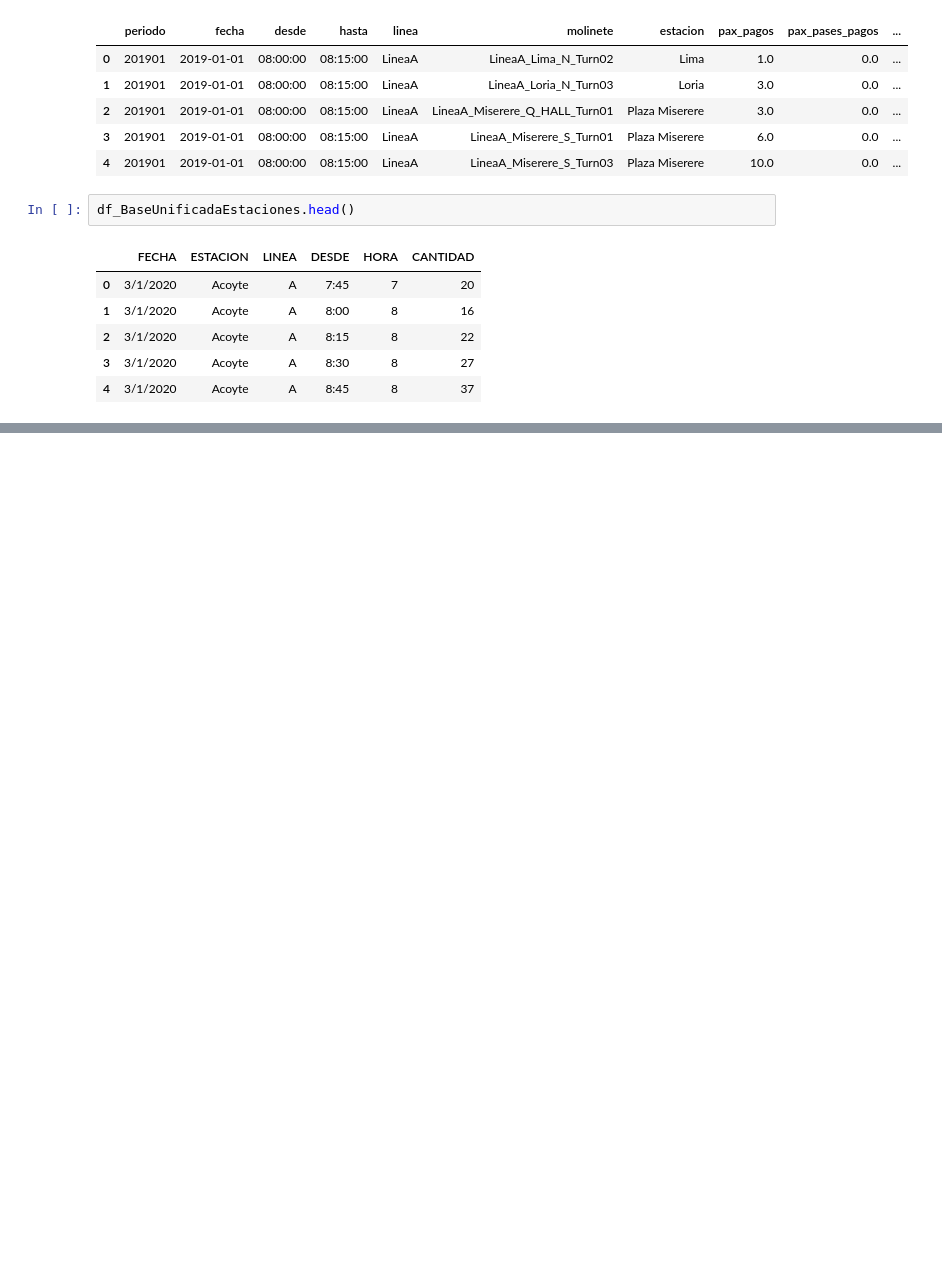
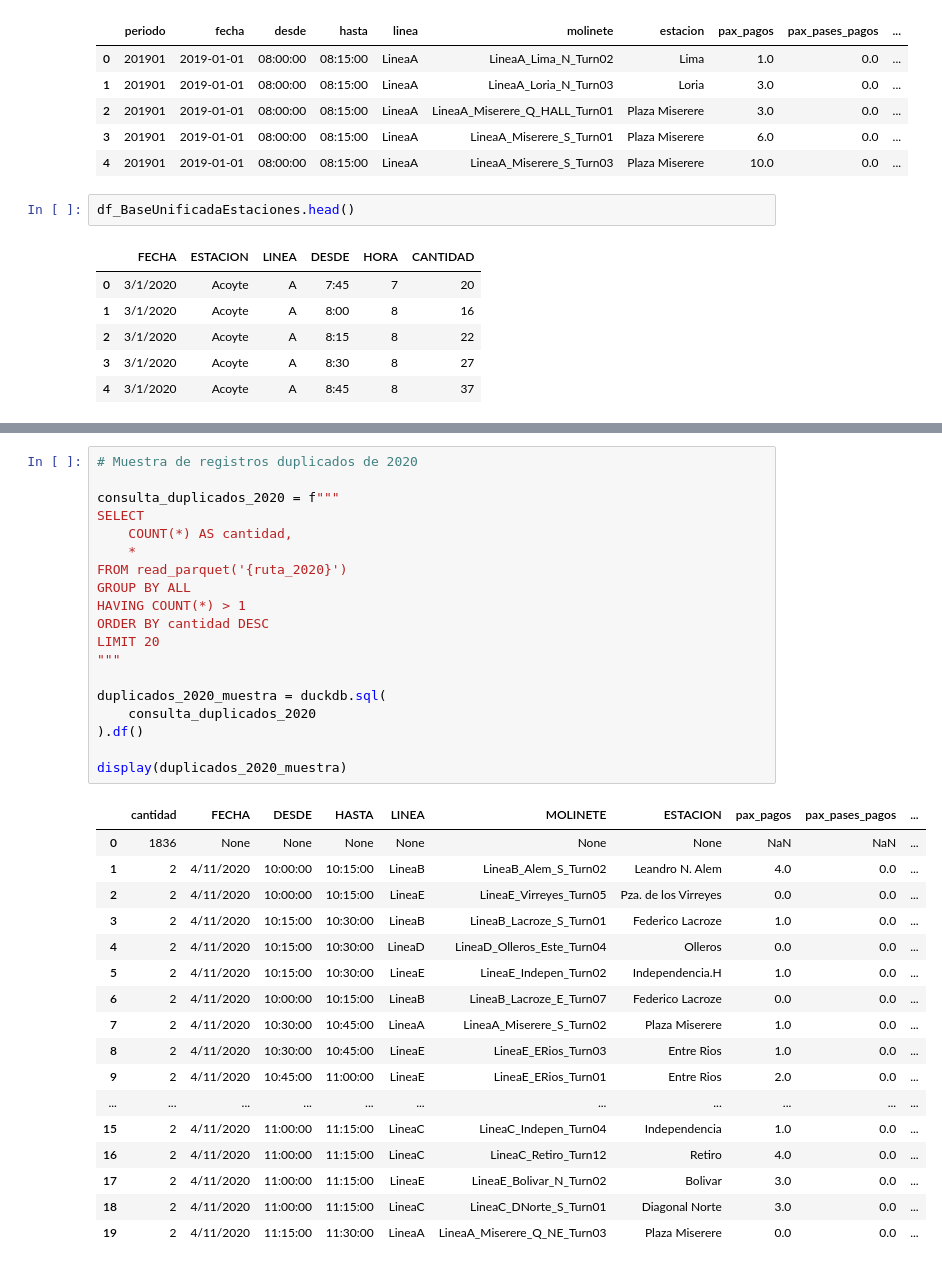
Before and after one commit to ChronosXV/Metodologia_grupo2, a Jupyter notebook: Metodologia_1_Grupo_2.ipynb, the cells around one changed output, grey strips where cells are left out. Saved outputs shown, nothing was run; the diff lists cells and outputs as text; blank space fills up the shorter version.

```diff
--- a/Metodologia_1_Grupo_2.ipynb
+++ b/Metodologia_1_Grupo_2.ipynb
@@ -186,0 +1147,37 @@ df_BaseUnificadaEstaciones.head()
+# %%
+# Muestra de registros duplicados de 2020
+
+consulta_duplicados_2020 = f"""
+SELECT
+    COUNT(*) AS cantidad,
+    *
+FROM read_parquet('{ruta_2020}')
+GROUP BY ALL
+HAVING COUNT(*) > 1
+ORDER BY cantidad DESC
+LIMIT 20
+"""
+
+duplicados_2020_muestra = duckdb.sql(
+    consulta_duplicados_2020
+).df()
+
+display(duplicados_2020_muestra)
+# %% [output]
+|  | cantidad | FECHA | DESDE | HASTA | LINEA | MOLINETE | ESTACION | pax_pagos | pax_pases_pagos | ... |
+| 0 | 1836 | None | None | None | None | None | None | NaN | NaN | ... |
+| 1 | 2 | 4/11/2020 | 10:00:00 | 10:15:00 | LineaB | LineaB_Alem_S_Turn02 | Leandro N. Alem | 4.0 | 0.0 | ... |
+| 2 | 2 | 4/11/2020 | 10:00:00 | 10:15:00 | LineaE | LineaE_Virreyes_Turn05 | Pza. de los Virreyes | 0.0 | 0.0 | ... |
+| 3 | 2 | 4/11/2020 | 10:15:00 | 10:30:00 | LineaB | LineaB_Lacroze_S_Turn01 | Federico Lacroze | 1.0 | 0.0 | ... |
+| 4 | 2 | 4/11/2020 | 10:15:00 | 10:30:00 | LineaD | LineaD_Olleros_Este_Turn04 | Olleros | 0.0 | 0.0 | ... |
+| 5 | 2 | 4/11/2020 | 10:15:00 | 10:30:00 | LineaE | LineaE_Indepen_Turn02 | Independencia.H | 1.0 | 0.0 | ... |
+| 6 | 2 | 4/11/2020 | 10:00:00 | 10:15:00 | LineaB | LineaB_Lacroze_E_Turn07 | Federico Lacroze | 0.0 | 0.0 | ... |
+| 7 | 2 | 4/11/2020 | 10:30:00 | 10:45:00 | LineaA | LineaA_Miserere_S_Turn02 | Plaza Miserere | 1.0 | 0.0 | ... |
+| 8 | 2 | 4/11/2020 | 10:30:00 | 10:45:00 | LineaE | LineaE_ERios_Turn03 | Entre Rios | 1.0 | 0.0 | ... |
+| 9 | 2 | 4/11/2020 | 10:45:00 | 11:00:00 | LineaE | LineaE_ERios_Turn01 | Entre Rios | 2.0 | 0.0 | ... |
+| ... | ... | ... | ... | ... | ... | ... | ... | ... | ... | ... |
+| 15 | 2 | 4/11/2020 | 11:00:00 | 11:15:00 | LineaC | LineaC_Indepen_Turn04 | Independencia | 1.0 | 0.0 | ... |
+| 16 | 2 | 4/11/2020 | 11:00:00 | 11:15:00 | LineaC | LineaC_Retiro_Turn12 | Retiro | 4.0 | 0.0 | ... |
+| 17 | 2 | 4/11/2020 | 11:00:00 | 11:15:00 | LineaE | LineaE_Bolivar_N_Turn02 | Bolivar | 3.0 | 0.0 | ... |
+| 18 | 2 | 4/11/2020 | 11:00:00 | 11:15:00 | LineaC | LineaC_DNorte_S_Turn01 | Diagonal Norte | 3.0 | 0.0 | ... |
+| 19 | 2 | 4/11/2020 | 11:15:00 | 11:30:00 | LineaA | LineaA_Miserere_Q_NE_Turn03 | Plaza Miserere | 0.0 | 0.0 | ... |
```
Also changed, not shown: parts of 88 cells of this notebook.
